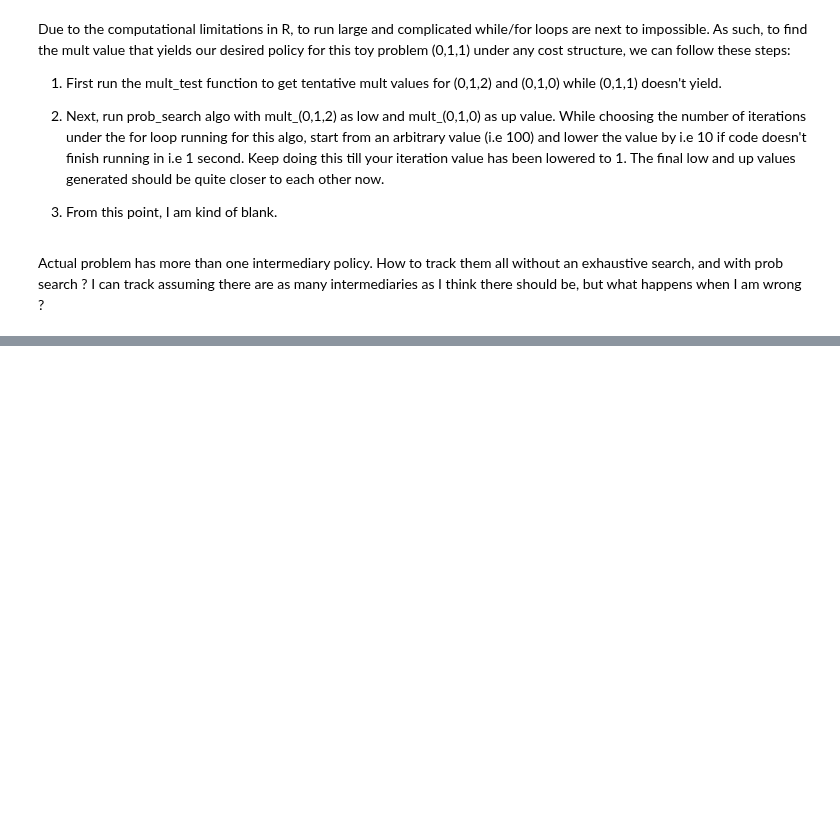
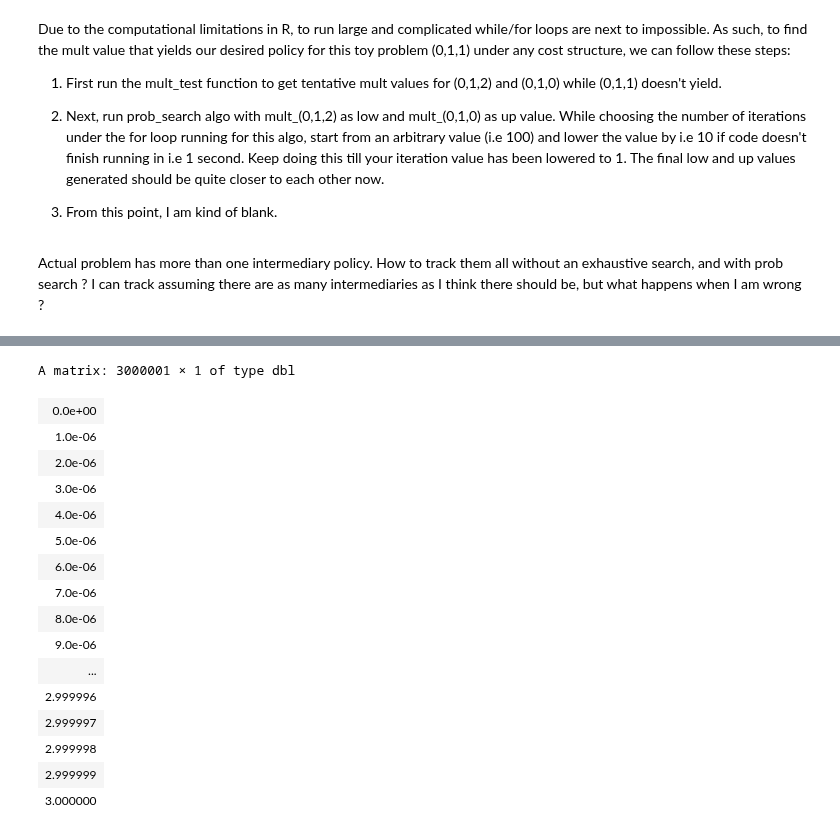
Before and after one commit to IshtiSikder/Optimal-allocation-of-rescue-teams-for-hostage-situations, a Jupyter notebook: toy_prob.ipynb, the cells around one changed output, grey strips where cells are left out. Saved outputs shown, nothing was run; the diff lists cells and outputs as text; code cells hidden in the pictures; blank space fills up the shorter version.

```diff
--- a/toy_prob.ipynb
+++ b/toy_prob.ipynb
@@ -328,0 +400,20 @@ Actual problem has more than one intermediary policy. How to track them all with
+# %%
+matrix(seq(0,3, by = 0.000001),nrow=length(seq(0,3, by = 0.000001)))
+# %% [output]
+A matrix: 3000001 × 1 of type dbl
+| 0.0e+00 |
+| 1.0e-06 |
+| 2.0e-06 |
+| 3.0e-06 |
+| 4.0e-06 |
+| 5.0e-06 |
+| 6.0e-06 |
+| 7.0e-06 |
+| 8.0e-06 |
+| 9.0e-06 |
+| ... |
+| 2.999996 |
+| 2.999997 |
+| 2.999998 |
+| 2.999999 |
+| 3.000000 |
```
Also changed, not shown: parts of 12 cells of this notebook.
